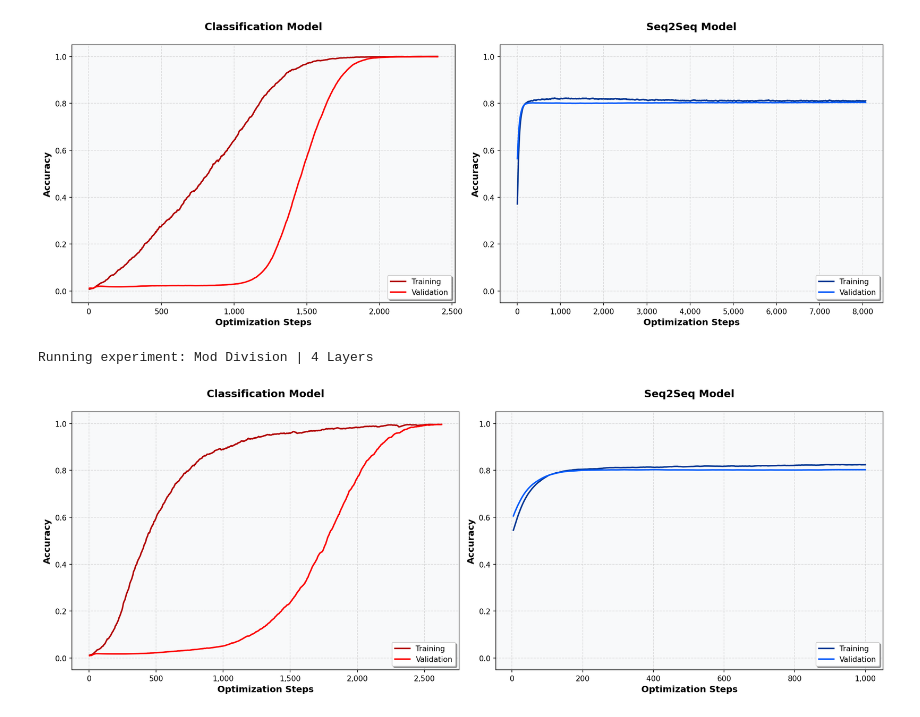
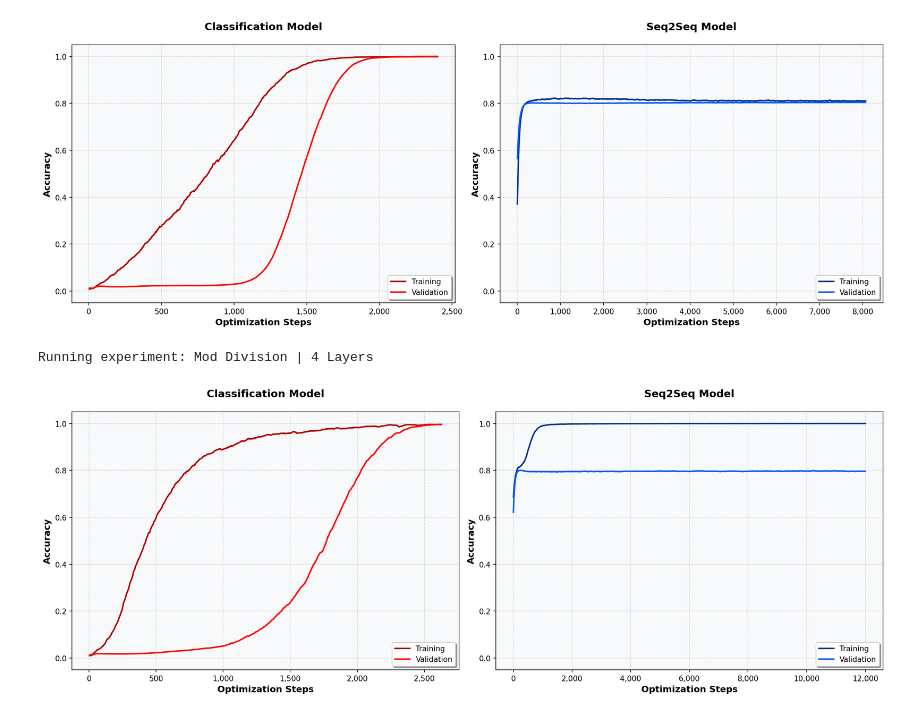
Before and after one commit to lakaschus/grokking, a Jupyter notebook: results/classification_vs_seq2seq/plot_results.ipynb, the cells around one changed output. Saved outputs shown, nothing was run; the diff lists cells and outputs as text; code cells hidden in the pictures.

```diff
--- a/results/classification_vs_seq2seq/plot_results.ipynb
+++ b/results/classification_vs_seq2seq/plot_results.ipynb
@@ -163,28 +163,28 @@ Running experiment: Mod Division | 2 Layers
 # %%
 # Initialize W&B API
 api = wandb.Api()
 
 # Define experiments
 experiments = [
     # ExperimentConfig(
     #     name="Standard Addition",
     #     classification_run="philliplakaschus/grokking/fsiagb6p",
     #     seq2seq_run="philliplakaschus/grokking/037zy55b",
     #     n_steps=600
     # ),
     ExperimentConfig(
         name="Mod Division | 4 Layers",
         classification_run="philliplakaschus/grokking/ejyku6iz",
-        seq2seq_run="philliplakaschus/grokking/0fgd5uea",
+        seq2seq_run="philliplakaschus/grokking/3b10yskm",
         n_steps=3000
     )
 ]
 
 # Run experiments
 runner = ExperimentRunner(api)
 for experiment in experiments:
     print(f"\nRunning experiment: {experiment.name}")
     runner.run_experiment(experiment)
 # %% [output]
 Running experiment: Mod Division | 4 Layers
-[figure, old version]
+[figure, new version]
```
Also changed, not shown: 1 other file.
